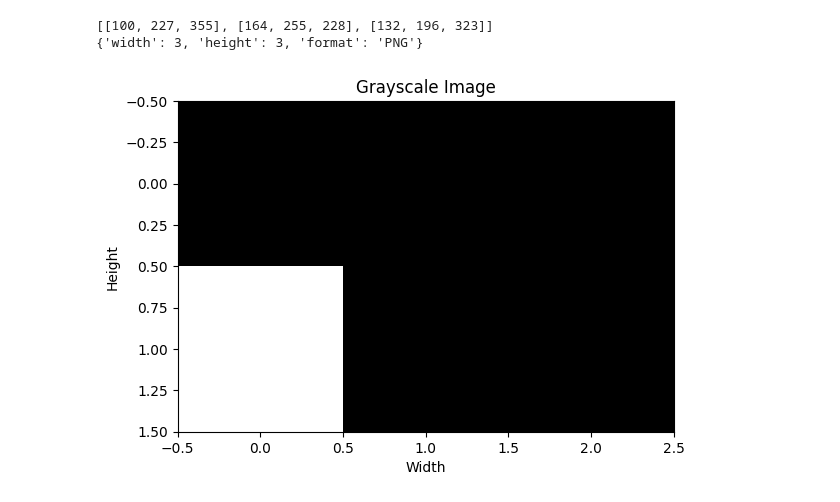
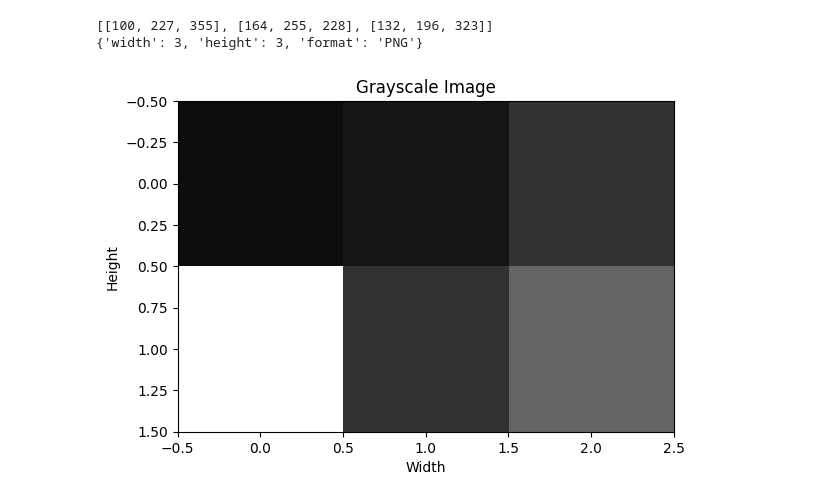
Before and after one commit to wiktorflorian/Tasks, a Jupyter notebook: NumLab/matrix.ipynb, the cells around one changed output. Drawn from its saved outputs; the diff is of its cells as text; code cells hidden in the pictures.

```diff
--- a/NumLab/matrix.ipynb
+++ b/NumLab/matrix.ipynb
@@ -275,10 +295,10 @@ modified_image.print_matrix()
 # %%
 mat = [[12,22,50], [100000000,50,100]]
 
-plt.imshow(mat, cmap='gray')
+plt.imshow(mat, cmap='gray', vmin= 0, vmax= 255)
 plt.title("Grayscale Image")
 plt.xlabel("Width")
 plt.ylabel("Height")
 plt.show()
 # %% [output]
-[figure, old version]
+[figure, new version]
```
Also changed, not shown: parts of 3 cells of this notebook.
